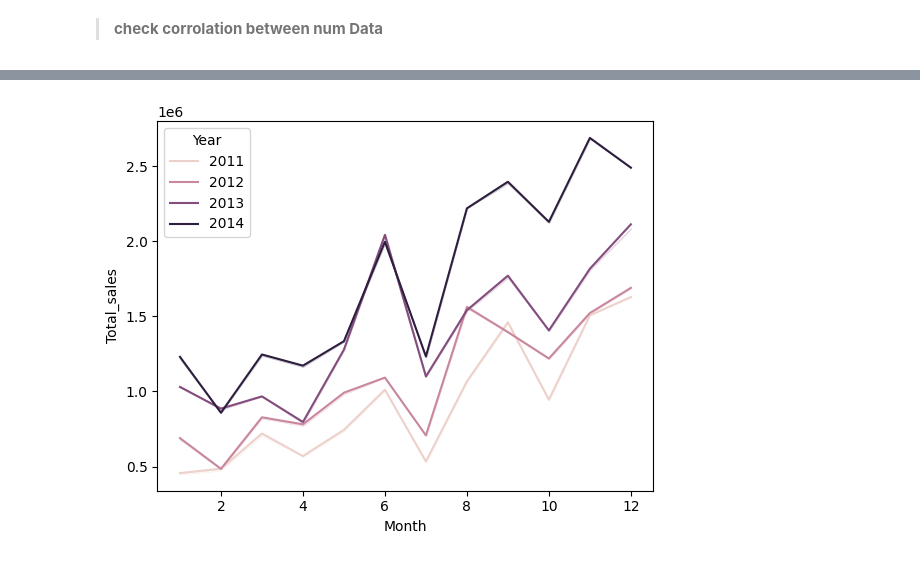
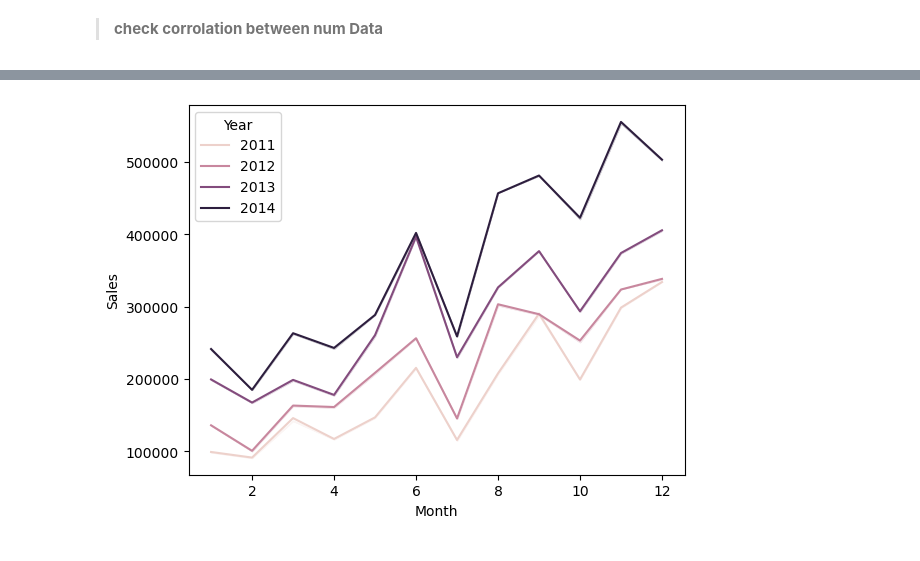
Before and after one commit to MohamedElbadawy1/Sales-and-Demand-Forecasting, a Jupyter notebook: SalesForecasting.ipynb, the cells around one changed output, grey strips where cells are left out. Cells and saved outputs as stored; diff of their text form; code cells hidden in the pictures.

```diff
--- a/SalesForecasting.ipynb
+++ b/SalesForecasting.ipynb
@@ -858,0 +854,10 @@ plt.show()
+# %%
+# Example: Creating a random categorical column for demonstration
+import numpy as np
+
+# Create a random category column with the same length as sales DataFrame
+categories = np.random.choice(['Category1', 'Category2', 'Category3'], size=len(sales))
+sales['Category'] = categories
+
+sns.pairplot(sales[['Sales', 'Profit', 'Quantity', 'Discount', 'Category']], hue='Category', palette='PuRd')
+plt.show()
@@ -877,0 +885,5 @@ plt.show()
+# %%
+fig ,axes = plt.subplots(figsize=(15,5))
+sales['Hue'] = sales['Category']
+sns.boxplot(data=sales, x='Category', y='Sales', hue='Hue', palette="PuRd")
+plt.show()
@@ -878,6 +892,6 @@ plt.show()
 # %%
 sales = sales.sort_values(by='Order Date')
-sns.lineplot(sales ,x='Month' , y='Total_sales' ,hue='Year' ,errorbar=('ci', False), estimator=sum)
+sns.lineplot(sales ,x='Month' , y='Sales' ,hue='Year' ,errorbar=('ci', False), estimator=sum)
 plt.show()
 # %% [output]
-[figure, old version]
+[figure, new version]
```
Also changed, not shown: parts of 69 cells of this notebook.
